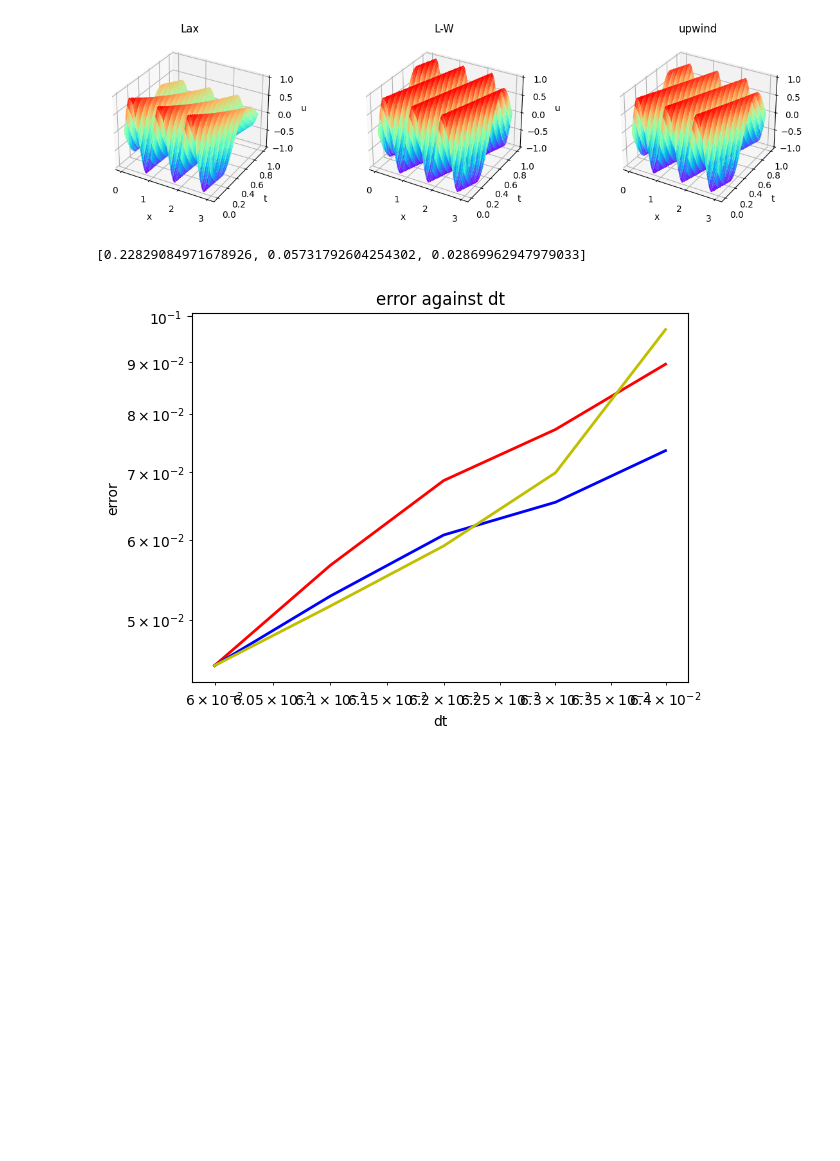
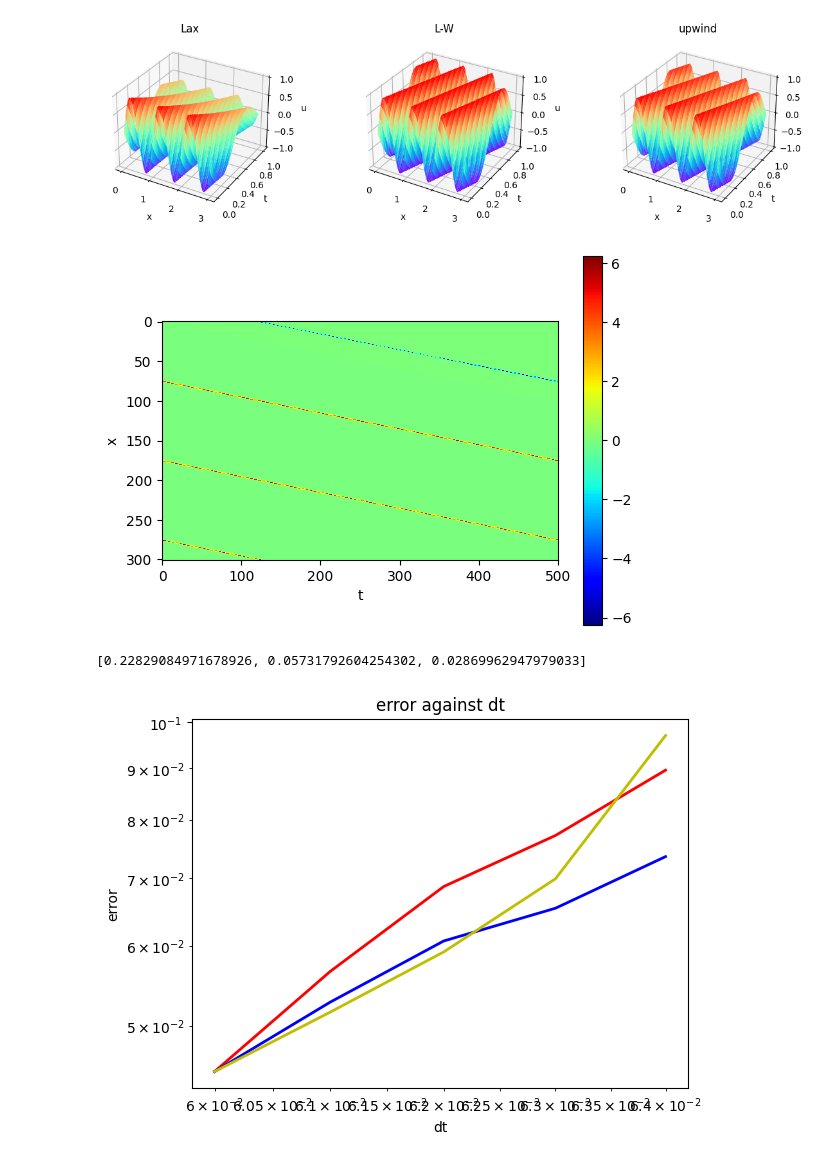
Before and after one commit to yibo-wong/cfd, a Jupyter notebook: temp.ipynb, the cells around one changed output. Saved outputs shown, nothing was run; the diff lists cells and outputs as text; code cells hidden in the pictures; blank space fills up the shorter version.

```diff
--- a/temp.ipynb
+++ b/temp.ipynb
@@ -177,38 +177,39 @@ def wave_equation(dx, dt,tmax,showimage):
     ax.set_zlabel('u')
     ax.set_title('Lax')
 
     ax = fig.add_subplot(3, 3, 2, projection='3d')
     ax.plot_surface(X, T, np.real(u_lw.transpose()), cmap='rainbow')
     ax.set_xlabel('x')
     ax.set_ylabel('t')
     ax.set_zlabel('u')
     ax.set_title('L-W')
 
 
     ax = fig.add_subplot(3, 3, 3, projection='3d')
     ax.plot_surface(X, T, np.real(u_u.transpose()), cmap='rainbow')
     ax.set_xlabel('x')
     ax.set_ylabel('t')
     ax.set_zlabel('u')
     ax.set_title('upwind')
 
     plt.tight_layout()
     plt.show()
 
 
 # 绘制相位差的热图
-#     plt.imshow(phase_diff_l[:,:], cmap='jet')
-#     plt.colorbar()
-#     plt.xlabel('t')
-#     plt.ylabel('x')
-#     plt.show()
+    plt.imshow(phase_diff_l[:,:], cmap='jet')
+    plt.colorbar()
+    plt.xlabel('t')
+    plt.ylabel('x')
+    plt.show()
 
 
     return error_list
 
 wave_equation(0.01,0.002,1,True)#dx，dt，t
 # %% [output]
 [figure]
+[figure, added]
 [0.22829084971678926, 0.05731792604254302, 0.02869962947979033]
 # %%
 import numpy as np
```
Also changed, not shown: 18 other files.
